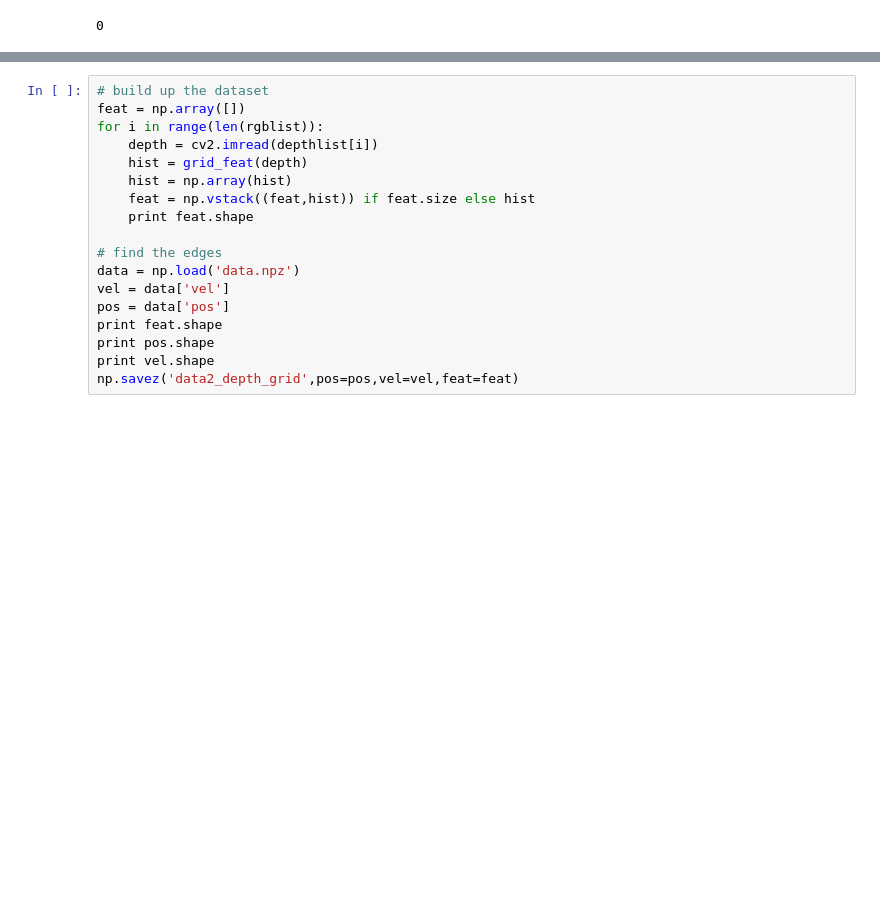
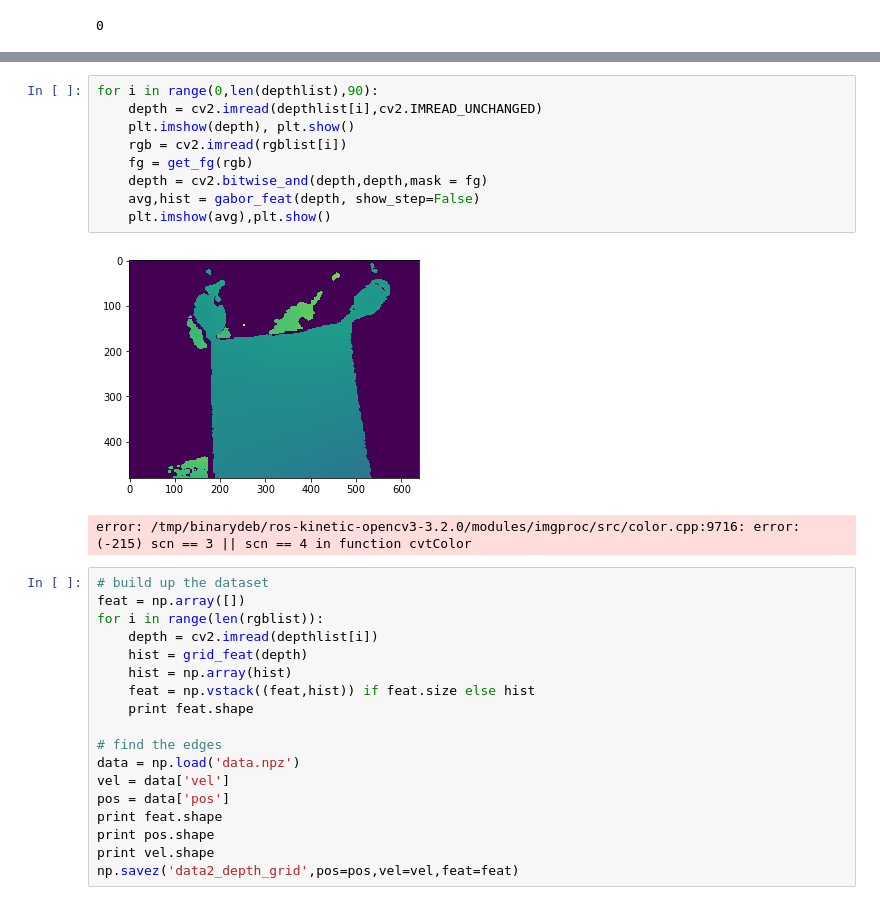
Before and after one commit to rmqlife/deformable, a Jupyter notebook: depth_feature.ipynb, the cells around one changed output, grey strips where cells are left out. Drawn from its saved outputs; the diff is of its cells as text; blank space fills up the shorter version.

```diff
--- a/depth_feature.ipynb
+++ b/depth_feature.ipynb
@@ -134,3 +124,15 @@ print len(hist),hist, 480*640/40/40
+# %%
+for i in range(0,len(depthlist),90):
+    depth = cv2.imread(depthlist[i],cv2.IMREAD_UNCHANGED)
+    plt.imshow(depth), plt.show()
+    rgb = cv2.imread(rgblist[i])
+    fg = get_fg(rgb)
+    depth = cv2.bitwise_and(depth,depth,mask = fg)
+    avg,hist = gabor_feat(depth, show_step=False)
+    plt.imshow(avg),plt.show()
+# %% [output]
+[figure, added]
+error: /tmp/binarydeb/ros-kinetic-opencv3-3.2.0/modules/imgproc/src/color.cpp:9716: error: (-215) scn == 3 || scn == 4 in function cvtColor
 # %%
 # build up the dataset
 feat = np.array([])
```
Also changed, not shown: parts of 2 cells of this notebook, 11 other files.
